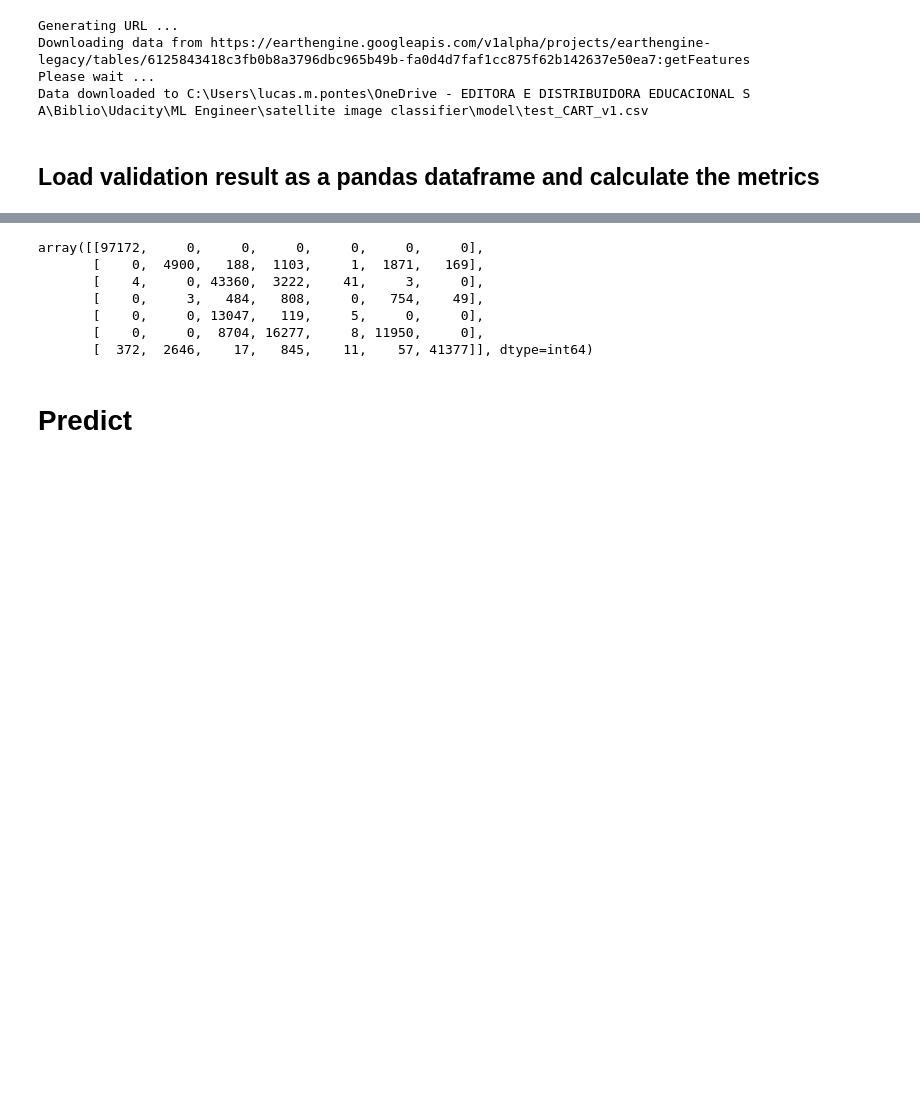
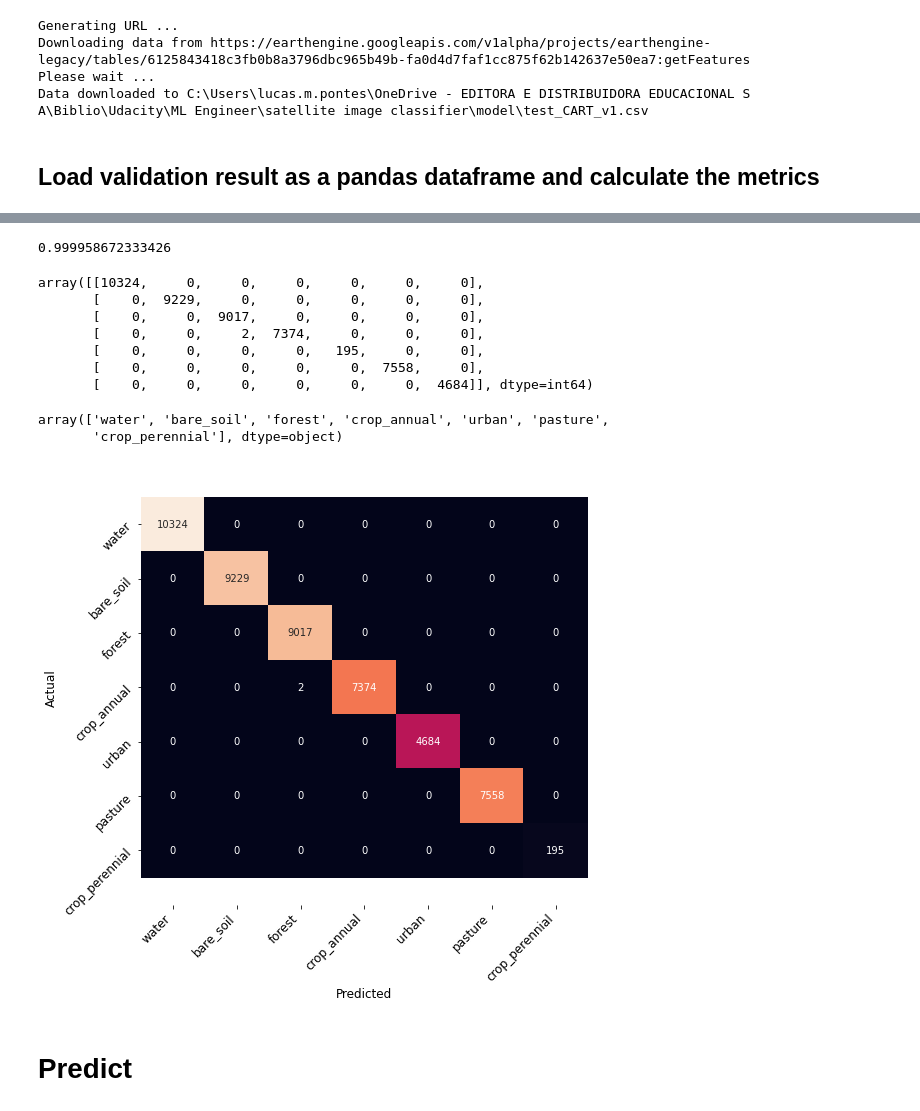
Before and after one commit to LPontes/LULC_app, a Jupyter notebook: notebooks/modeling.ipynb, the cells around one changed output, grey strips where cells are left out. Drawn from its saved outputs; the diff is of its cells as text; code cells hidden in the pictures; blank space fills up the shorter version.

```diff
--- a/notebooks/modeling.ipynb
+++ b/notebooks/modeling.ipynb
@@ -105,6 +105,5 @@ Data downloaded to C:\Users\lucas.m.pontes\OneDrive - EDITORA E DISTRIBUIDORA ED
 # %% [markdown]
 ## Load validation result as a pandas dataframe and calculate the metrics
 # %%
-
 #Remember to change the name of the file
-val = pd.read_csv('model/test_CART.csv')
+val = pd.read_csv('../model/test_CART.csv')
@@ -117,27 +118,38 @@ balanced_accuracy_score(val['landcover'], val['classification'])
 # %%
 precision_score(val['landcover'], val['classification'], average = 'weighted')
+# %% [output]
+0.999958672333426
 # %%
 confusion_matrix(val['landcover'], val['classification'])
 # %% [output]
-array([[97172,     0,     0,     0,     0,     0,     0],
-       [    0,  4900,   188,  1103,     1,  1871,   169],
-       [    4,     0, 43360,  3222,    41,     3,     0],
-       [    0,     3,   484,   808,     0,   754,    49],
-       [    0,     0, 13047,   119,     5,     0,     0],
-       [    0,     0,  8704, 16277,     8, 11950,     0],
-       [  372,  2646,    17,   845,    11,    57, 41377]], dtype=int64)
+array([[10324,     0,     0,     0,     0,     0,     0],
+       [    0,  9229,     0,     0,     0,     0,     0],
+       [    0,     0,  9017,     0,     0,     0,     0],
+       [    0,     0,     2,  7374,     0,     0,     0],
+       [    0,     0,     0,     0,   195,     0,     0],
+       [    0,     0,     0,     0,     0,  7558,     0],
+       [    0,     0,     0,     0,     0,     0,  4684]], dtype=int64)
 # %%
 val['label'] = val.landcover.map(labels)
 # %%
 val.label.unique()
+# %% [output]
+array(['water', 'bare_soil', 'forest', 'crop_annual', 'urban', 'pasture',
+       'crop_perennial'], dtype=object)
+# %%
+conf_mat = confusion_matrix(val['true_label'], val['predicted_label'],labels=val.label.unique())
 # %%
-conf_mat = confusion_matrix(val['landcover'], val['classification'])
+#conf_mat = confusion_matrix(val['landcover'], val['classification'])
 fig, ax = plt.subplots(figsize=(8,8))
-sns.heatmap(conf_mat, annot=True, fmt='d')
+sns.heatmap(conf_mat, annot=True, fmt='d',cbar=False)
 bottom, top = ax.get_ylim()
 ax.set_ylim(bottom + 0.5, top - 0.5)
-plt.ylabel('Actual')
-plt.xlabel('Predicted');
+ax.set_yticklabels(val.label.unique(), rotation = 45, ha="right",size=12)
+ax.set_xticklabels(val.label.unique(), rotation = 45, ha="right",size=12)
+plt.ylabel('Actual',size=12)
+plt.xlabel('Predicted',size=12);
+# %% [output]
+[figure, added]
 # %% [markdown]
 # Predict
 # %% [markdown]
```
Also changed, not shown: parts of 3 cells of this notebook, 2 other files.
